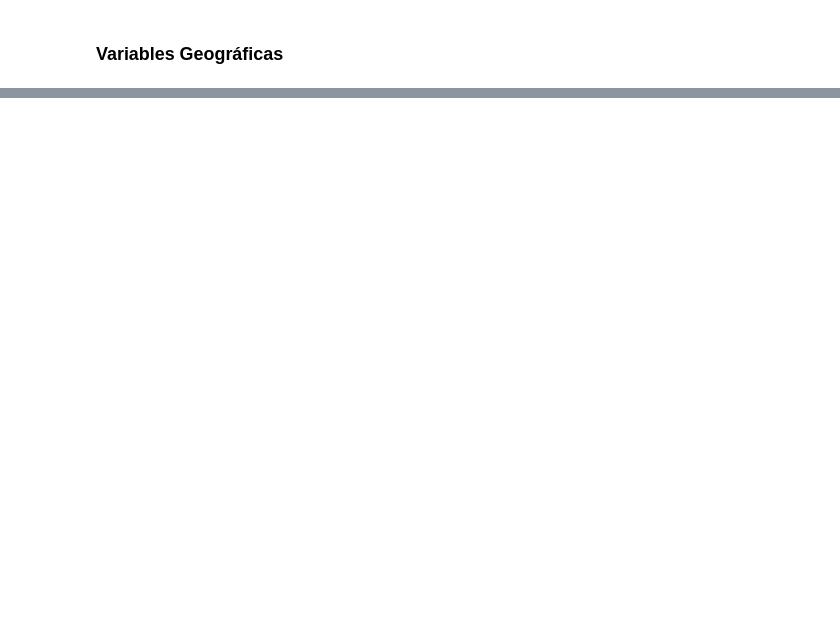
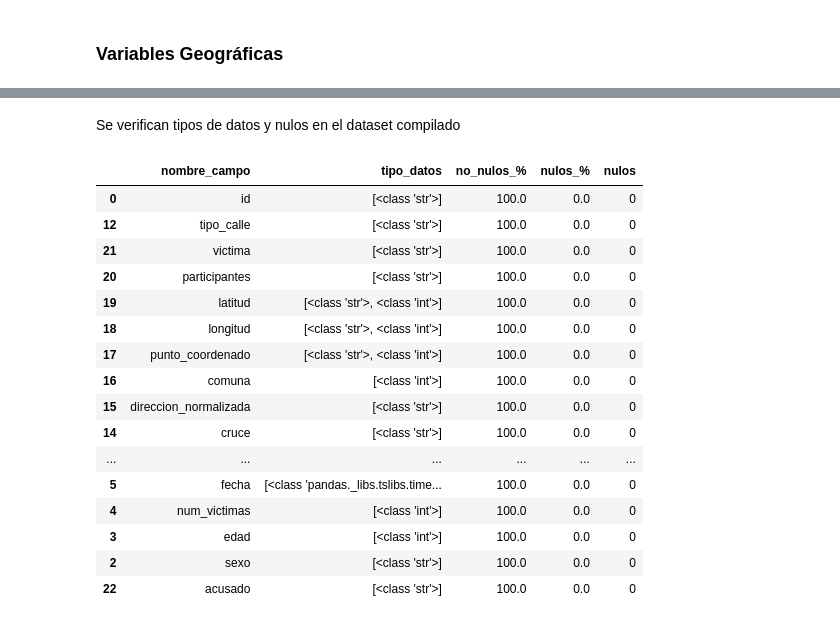
Before and after one commit to Ivan2125/Data-Analytics-Siniestros-Viales, a Jupyter notebook: 01-eda.ipynb, the cells around one changed output, grey strips where cells are left out. Drawn from its saved outputs; the diff is of its cells as text; code cells hidden in the pictures; blank space fills up the shorter version.

```diff
--- a/01-eda.ipynb
+++ b/01-eda.ipynb
@@ -395,0 +615,3 @@ hechos[hechos["id"].isin(["2017-0108", "2020-0063"])]
+# %%
+victimas = victimas.drop("fecha_fallecido", axis=1)
+victimas.head()
@@ -395,0 +664,4 @@ hechos[hechos["id"].isin(["2017-0108", "2020-0063"])]
+# %%
+# Se eliminan las columnas repetidas
+victimas = victimas.drop(["fecha", "anio", "mes", "dia", "victima"], axis=1)
+victimas.columns
@@ -395,0 +672,4 @@ hechos[hechos["id"].isin(["2017-0108", "2020-0063"])]
+# %%
+# Se unen a través del método merge con prioridad la tabla victimas (left)
+homicidios = victimas.merge(hechos, on="id", how="left")
+homicidios.head()
@@ -395,0 +684,22 @@ hechos[hechos["id"].isin(["2017-0108", "2020-0063"])]
+# %% [markdown]
+Se verifican tipos de datos y nulos en el dataset compilado
+# %%
+utils.verificar_tipo_datos_y_nulos(homicidios)
+# %% [output]
+|  | nombre_campo | tipo_datos | no_nulos_% | nulos_% | nulos |
+| 0 | id | [<class 'str'>] | 100.0 | 0.0 | 0 |
+| 12 | tipo_calle | [<class 'str'>] | 100.0 | 0.0 | 0 |
+| 21 | victima | [<class 'str'>] | 100.0 | 0.0 | 0 |
+| 20 | participantes | [<class 'str'>] | 100.0 | 0.0 | 0 |
+| 19 | latitud | [<class 'str'>, <class 'int'>] | 100.0 | 0.0 | 0 |
+| 18 | longitud | [<class 'str'>, <class 'int'>] | 100.0 | 0.0 | 0 |
+| 17 | punto_coordenado | [<class 'str'>, <class 'int'>] | 100.0 | 0.0 | 0 |
+| 16 | comuna | [<class 'int'>] | 100.0 | 0.0 | 0 |
+| 15 | direccion_normalizada | [<class 'str'>] | 100.0 | 0.0 | 0 |
+| 14 | cruce | [<class 'str'>] | 100.0 | 0.0 | 0 |
+| ... | ... | ... | ... | ... | ... |
+| 5 | fecha | [<class 'pandas._libs.tslibs.time... | 100.0 | 0.0 | 0 |
+| 4 | num_victimas | [<class 'int'>] | 100.0 | 0.0 | 0 |
+| 3 | edad | [<class 'int'>] | 100.0 | 0.0 | 0 |
+| 2 | sexo | [<class 'str'>] | 100.0 | 0.0 | 0 |
+| 22 | acusado | [<class 'str'>] | 100.0 | 0.0 | 0 |
```
Also changed, not shown: parts of 60 cells of this notebook.
